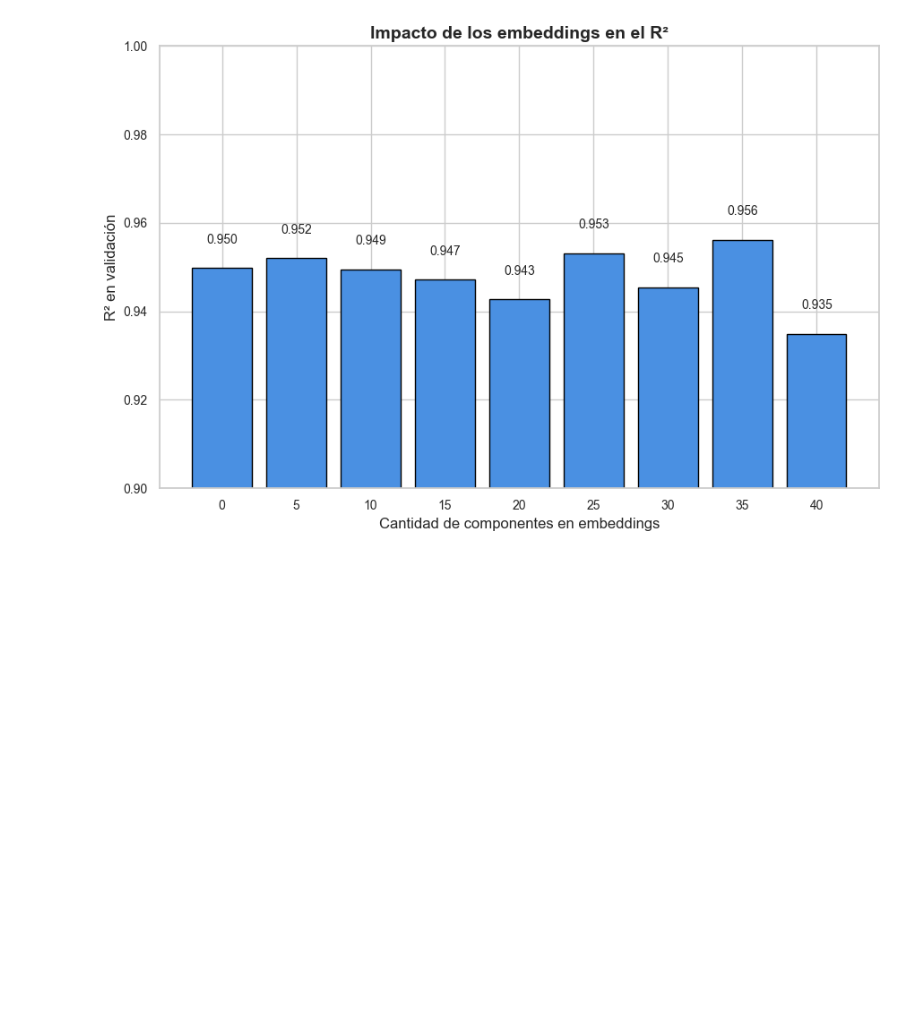
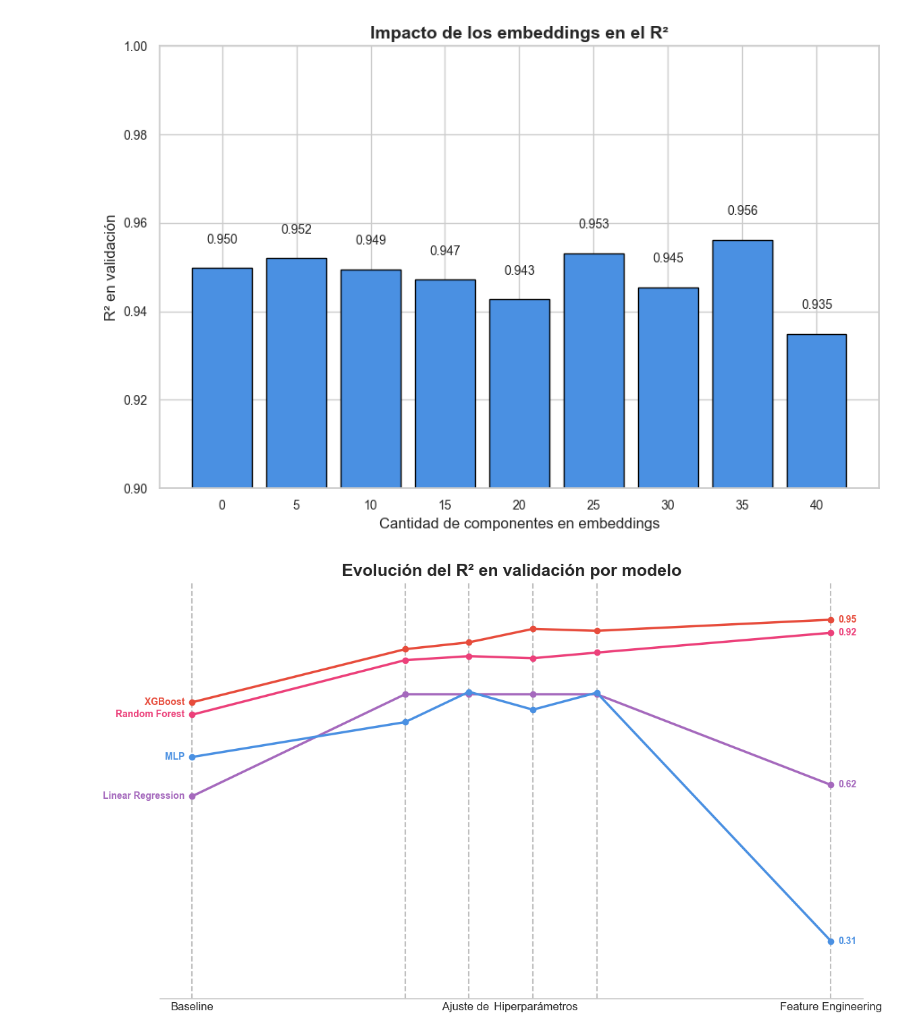
Before and after one commit to varbelaiz/suv-price-prediction, a Jupyter notebook: graficos_poster.ipynb, the cells around one changed output. Cells and saved outputs as stored; diff of their text form; code cells hidden in the pictures; blank space fills up the shorter version.

```diff
--- a/graficos_poster.ipynb
+++ b/graficos_poster.ipynb
@@ -122,3 +122,84 @@ plt.tight_layout()
 plt.show()
 # %% [output]
 [figure]
+# %%
+import matplotlib.pyplot as plt
+
+# Posiciones x ajustadas para agrupar HPOs
+x_positions = [0, 1, 1.3, 1.6, 1.9, 3]  # Baseline, HPO1-4, Feature engineering
+
+# Etiquetas del eje x
+custom_labels = ["Baseline", "", " Ajuste de   ", "  Hiperparámetros", "", "Feature Engineering"]
+
+# R² en validación por modelo y etapa
+r2_scores = {
+    "Linear Regression": [0.5982, 0.7986, 0.7986, 0.7986, 0.7986, 0.6204],
+    "Random Forest":     [0.7584, 0.8656, 0.8734, 0.8694, 0.8804, 0.9193],
+    "XGBoost":           [0.7828, 0.8871, 0.9006, 0.9270, 0.9232, 0.9451],
+    "MLP":               [0.6753, 0.7438, 0.8034, 0.7682, 0.8017, 0.3134],
+}
+
+# Estilos por modelo
+styles = {
+    "Linear Regression": {"color": "#A569BD", "linestyle": "-"},
+    "Random Forest": {"color": "#EC407A", "linestyle": "-"},
+    "XGBoost": {"color": "#E74C3C", "linestyle": "-"},
+    "MLP": {"color": "#4A90E2", "linestyle": "-"},
+}
+
+plt.figure(figsize=(12, 7))
+
+# Líneas verticales
+for x in x_positions:
+    plt.axvline(x=x, color='gray', linestyle='--', linewidth=1.5, alpha=0.5)
+
+# Graficar líneas
+for model, scores in r2_scores.items():
+    plt.plot(x_positions, scores,
+             label=model,
+             color=styles[model]["color"],
+             linestyle=styles[model]["linestyle"],
+             marker='o',
+             markersize=6,
+             linewidth=2.5)
+
+    # Nombre del modelo al principio de la curva
+    plt.annotate(model,
+                 xy=(x_positions[0], scores[0]),
+                 xytext=(-8, 0),
+                 textcoords='offset points',
+                 ha='right', va='center',
+                 fontsize=10,
+                 color=styles[model]["color"],
+                 weight='bold')
+
+    # Valor final de R² al final de la curva
+    plt.annotate(f"{scores[-1]:.2f}",
+                 xy=(x_positions[-1], scores[-1]),
+                 xytext=(8, 0),
+                 textcoords='offset points',
+                 ha='left', va='center',
+                 fontsize=10,
+                 color=styles[model]["color"],
+                 weight='bold')
+
+# Título y ejes
+plt.title("Evolución del R² en validación por modelo", fontsize=18, weight='bold')
+plt.ylim(0.2, 1.02)
+plt.xticks(ticks=x_positions, labels=custom_labels, fontsize=12)
+plt.yticks([])  # Eliminar ticks del eje y
+plt.tick_params(axis='both', which='both', length=0)
+
+# Eliminar bordes y líneas
+ax = plt.gca()
+for spine in ["top", "right", "left"]:
+    ax.spines[spine].set_visible(False)
+
+# Sin leyenda clásica
+plt.legend().remove()
+
+plt.tight_layout()
+plt.grid(False)
+plt.show()
+# %% [output]
+[figure, added]
```
Also changed, not shown: 2 other files.
